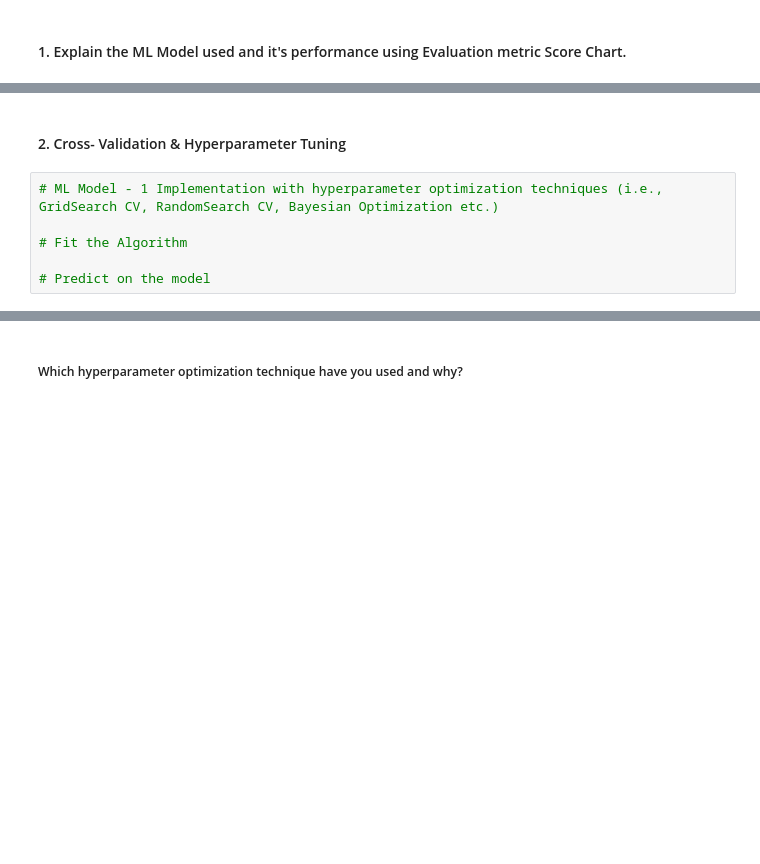
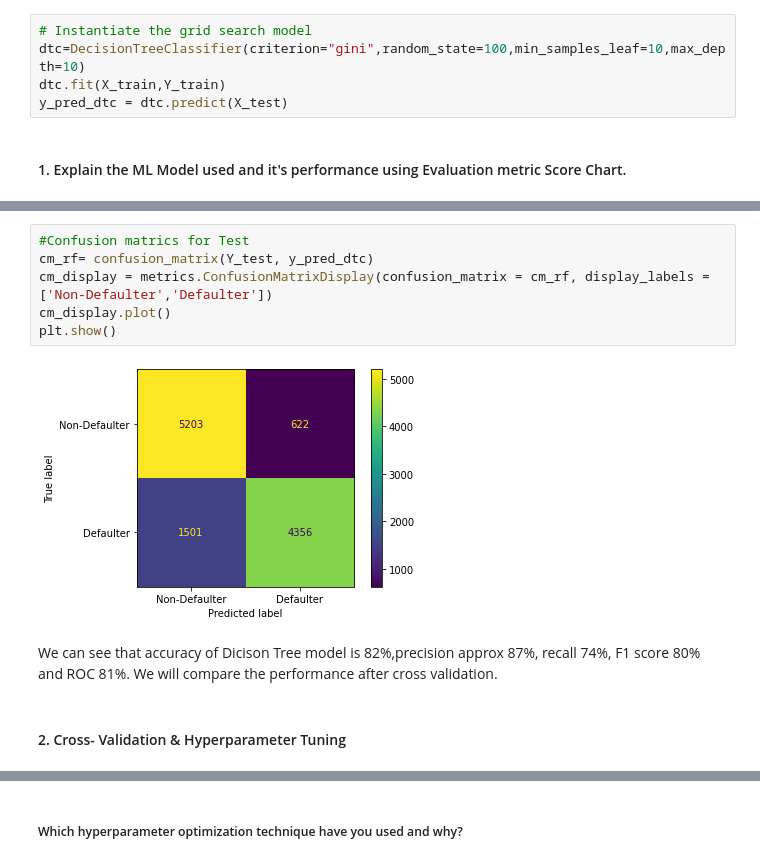
Before and after one commit to oweskhan77/Credit-Card-Default-Prediction, a Jupyter notebook: Credit_Card_Default_Prediction_ML_Submission_Template.ipynb, the cells around one changed output, grey strips where cells are left out. Saved outputs shown, nothing was run; the diff lists cells and outputs as text; blank space fills up the shorter version.

```diff
--- a/Credit_Card_Default_Prediction_ML_Submission_Template.ipynb
+++ b/Credit_Card_Default_Prediction_ML_Submission_Template.ipynb
@@ -1153,2 +1358,7 @@ Answer Here.
+# %%
+# Instantiate the grid search model
+dtc=DecisionTreeClassifier(criterion="gini",random_state=100,min_samples_leaf=10,max_depth=10)
+dtc.fit(X_train,Y_train)
+y_pred_dtc = dtc.predict(X_test)
 # %% [markdown]
 #### 1. Explain the ML Model used and it's performance using Evaluation metric Score Chart.
@@ -1157,8 +1384,12 @@ Answer Here.
+# %%
+#Confusion matrics for Test
+cm_rf= confusion_matrix(Y_test, y_pred_dtc)
+cm_display = metrics.ConfusionMatrixDisplay(confusion_matrix = cm_rf, display_labels = ['Non-Defaulter','Defaulter'])
+cm_display.plot()
+plt.show()
+# %% [output]
+[figure, added]
+# %% [markdown]
+We can see that accuracy of Dicison Tree model is 82%,precision approx 87%, recall 74%, F1 score 80% and ROC 81%. We will compare the performance after cross validation.
 # %% [markdown]
 #### 2. Cross- Validation & Hyperparameter Tuning
-# %%
-# ML Model - 1 Implementation with hyperparameter optimization techniques (i.e., GridSearch CV, RandomSearch CV, Bayesian Optimization etc.)
-
-# Fit the Algorithm
-
-# Predict on the model
```
Also changed, not shown: parts of 113 cells of this notebook.
